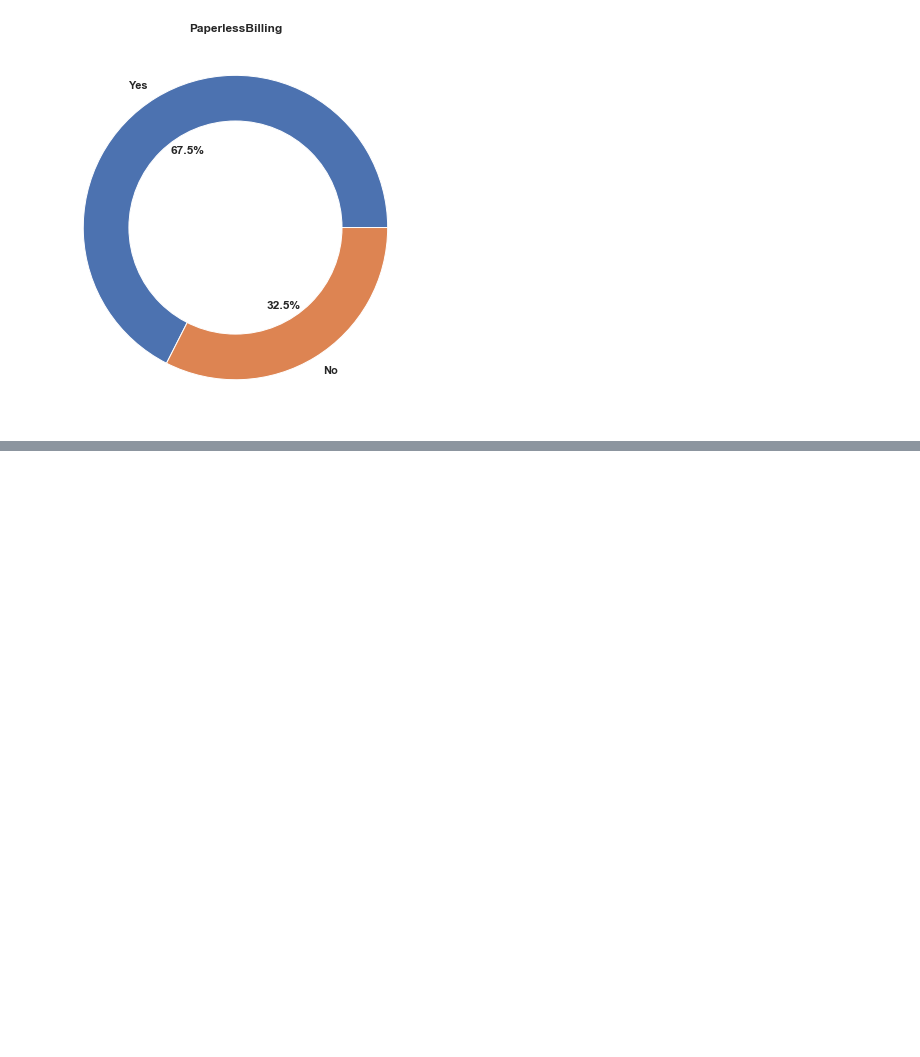
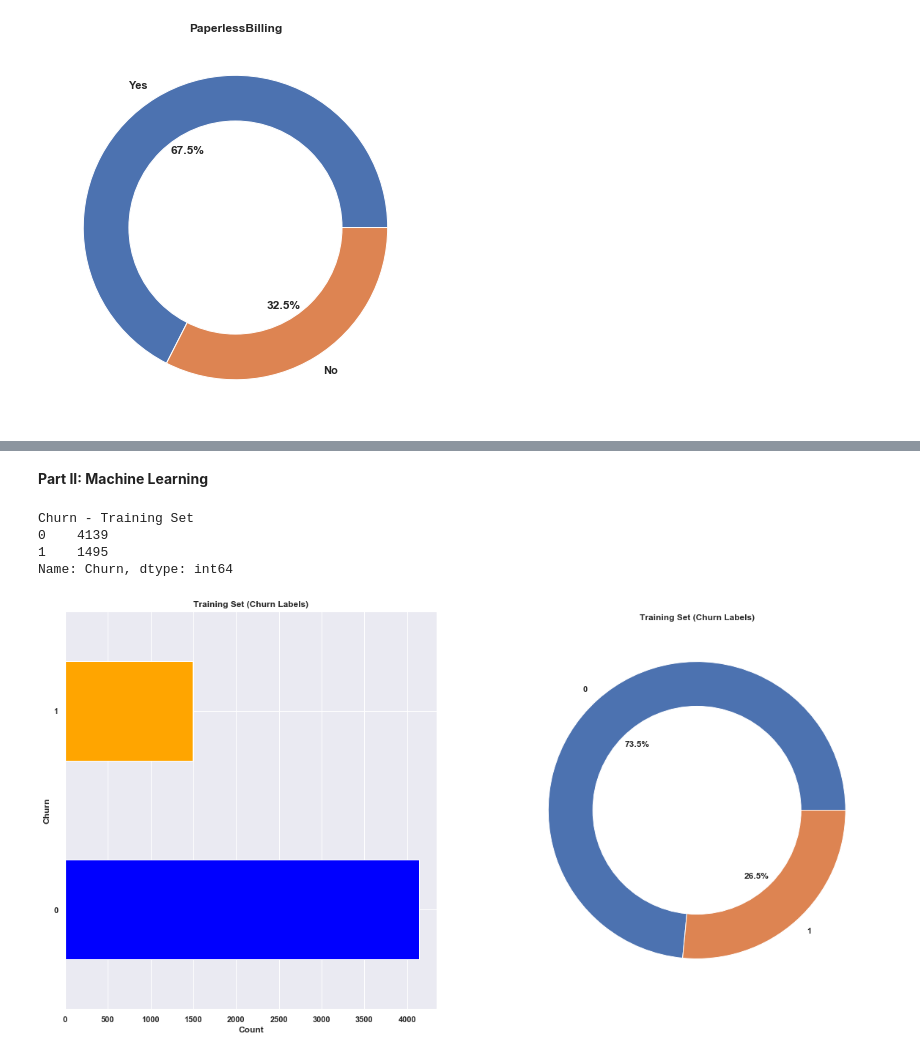
Before and after one commit to RachidRezzik/Telecom_Cust_Churn, a Jupyter notebook: Telco_Churn.ipynb, the cells around one changed output, grey strips where cells are left out. Saved outputs shown, nothing was run; the diff lists cells and outputs as text; code cells hidden in the pictures; blank space fills up the shorter version.

Commit message:
added models

```diff
--- a/Telco_Churn.ipynb
+++ b/Telco_Churn.ipynb
@@ -264,0 +463,2 @@ telco['PaperlessBilling'] = telco['PaperlessBilling'].map(key)
+# %% [markdown]
+**Part II: Machine Learning**
@@ -264,0 +474,48 @@ telco['PaperlessBilling'] = telco['PaperlessBilling'].map(key)
+# %%
+### Numerically Encoding Categorical Features ###
+telco_ml = pd.get_dummies(data=telco, columns=['Gender', 'MultipleLines', 'InternetService', 'OnlineSecurity',
+                                              'OnlineBackup', 'DeviceProtection', 'TechSupport', 'StreamingTV',
+                                              'StreamingMovies', 'Contract', 'PaymentMethod', 'Service_Plan'], drop_first=False)
+# %%
+### Scaling Data for Logistic Regression ###
+from sklearn.preprocessing import MinMaxScaler
+
+X = telco_ml.drop('Churn', axis=1)
+y = telco_ml['Churn']
+features = X.columns
+
+scaler = MinMaxScaler(feature_range = (0, 1))
+scaler.fit(X)
+X = pd.DataFrame(scaler.transform(X))
+X.columns = features
+# %%
+### Creating Train and Test Sets ###
+from sklearn.model_selection import train_test_split
+
+X_train, X_test, y_train, y_test = train_test_split(X, y, test_size=.2, random_state=0, stratify=y)
+new = pd.DataFrame(y_train)
+new.columns = ['Churn']
+print('Churn - Training Set')
+print(new['Churn'].value_counts())
+
+plt.rcParams["figure.figsize"] = (20,10)
+plt.subplot(1,2,1)
+new['Churn'].value_counts().plot(kind='barh', color=my_colors)
+plt.title('Training Set (Churn Labels)', fontweight='bold')
+plt.xlabel('Count')
+plt.ylabel('Churn')
+plt.subplot(1,2,2)
+size = list(new['Churn'].value_counts(normalize=True).values * 100)
+labels = ['0', '1']
+plt.pie(size, labels=labels, autopct='%1.1f%%')
+plt.title('Training Set (Churn Labels)', fontweight='bold')
+my_circle=plt.Circle( (0,0), 0.7, color='white')
+p=plt.gcf()
+p.gca().add_artist(my_circle)
+plt.show()
+# %% [output]
+Churn - Training Set
+0    4139
+1    1495
+Name: Churn, dtype: int64
+[figure, added]
```
Also changed, not shown: parts of 30 cells of this notebook.
